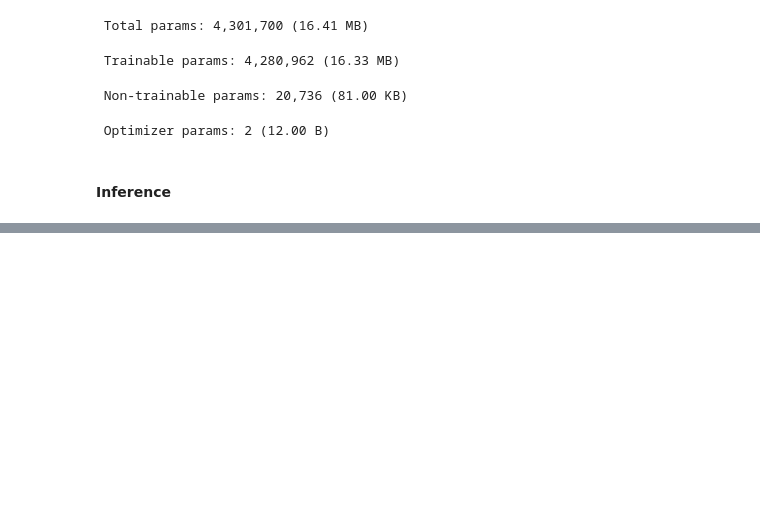
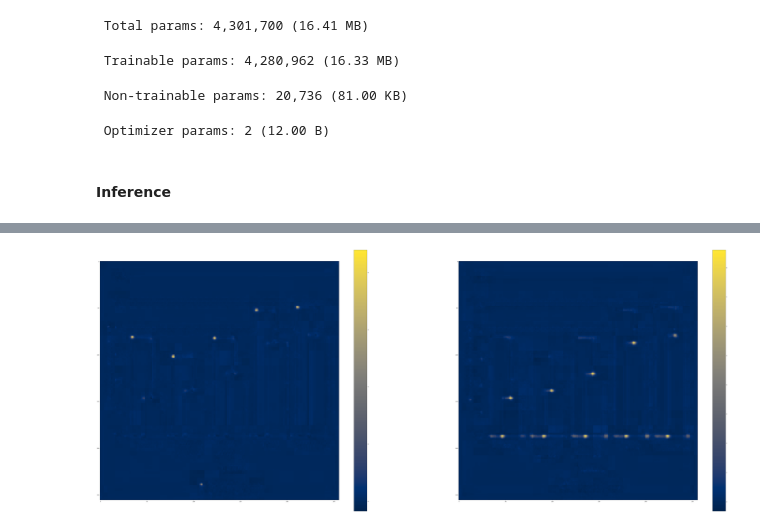
Before and after one commit to prashalruchiranga/Chart-Recognition, a Jupyter notebook: chart recognition.ipynb, the cells around one changed output, grey strips where cells are left out. Cells and saved outputs as stored; diff of their text form; code cells hidden in the pictures; blank space fills up the shorter version.

```diff
--- a/chart recognition.ipynb
+++ b/chart recognition.ipynb
@@ -33,7 +43,7 @@ with open(val_file, 'w') as json_file:
 # %%
 # File paths to load JSON files
-train_file = 'DeepRuleDataset/bardata(1031)/bar/annotations/temp/train_annotations_processed.json'
-val_file = 'DeepRuleDataset/bardata(1031)/bar/annotations/temp/val_annotations_processed.json'
+train_file = 'DeepRuleDataset/bardata(1031)/bar/annotations/processed/train_annotations_processed.json'
+val_file = 'DeepRuleDataset/bardata(1031)/bar/annotations/processed/val_annotations_processed.json'
 
 # Load processed annotations files
 with open(train_file) as f:
@@ -239,0 +257,8 @@ plt.show()
+# %%
+from tensorflow.keras.models import load_model
+stacked_hourglass = load_model('SavedModels/key-point-detector-2.keras')
+# %%
+paths = [os.path.join(TRAIN_PATH_BAR, image['file_name']) for image in train_images[0:16]]
+X = np.array([cv2.resize(cv2.cvtColor(cv2.imread(path), cv2.COLOR_BGR2RGB), OUTPUT_SHAPE) for path in paths])
+# %%
+predictions = stacked_hourglass.predict(X)
@@ -239,0 +268,11 @@ plt.show()
+# %%
+index = 4
+predicted_heatmap = predictions[0][index]
+fig, axes = plt.subplots(1, 2, figsize=(100, 100))
+img1 = axes[0].imshow(tf.transpose(predicted_heatmap, perm=[2, 0, 1])[0], cmap='cividis',interpolation='nearest')
+img2 = axes[1].imshow(tf.transpose(predicted_heatmap, perm=[2, 0, 1])[1], cmap='cividis',interpolation='nearest')
+fig.colorbar(img1, ax=axes[0], shrink=0.4)
+fig.colorbar(img2, ax=axes[1], shrink=0.4)
+plt.show()
+# %% [output]
+[figure, added]
```
Also changed, not shown: parts of 19 cells of this notebook, 1 other file.
